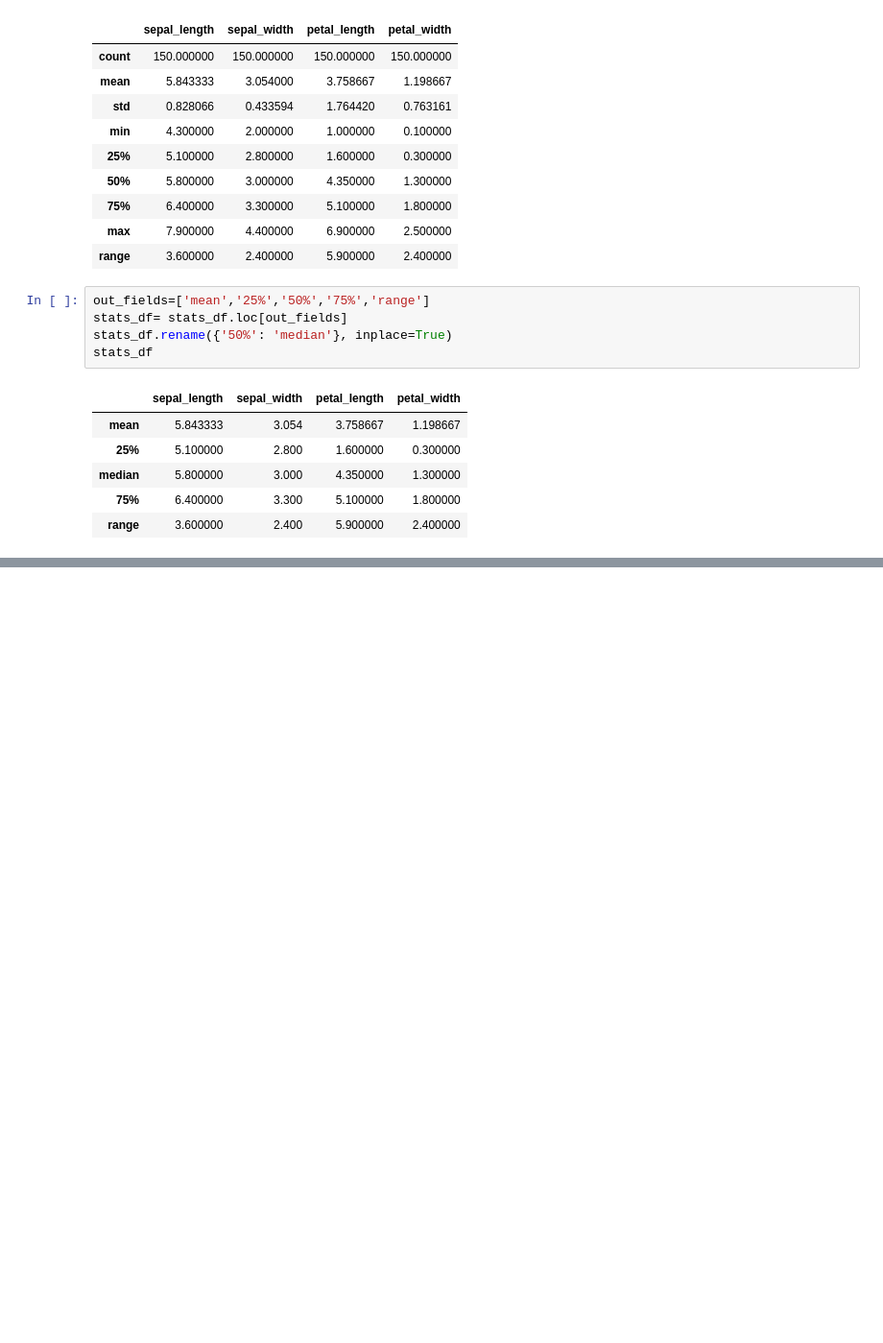
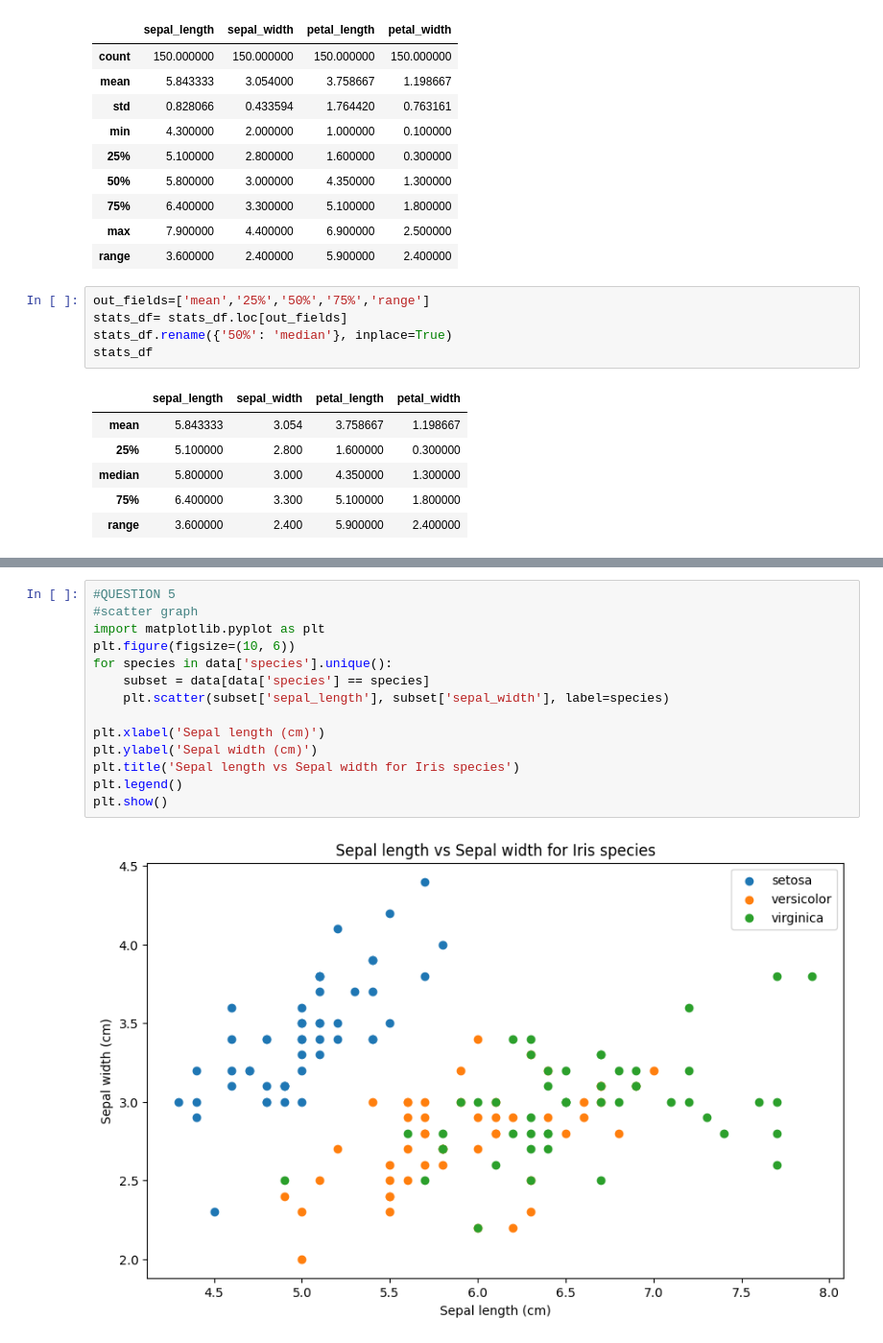
Before and after one commit to colmBandit/ColabML, a Jupyter notebook: Introduction_to_ML.ipynb, the cells around one changed output, grey strips where cells are left out. Shown: that part at 96% size. Drawn from its saved outputs; the diff is of its cells as text; blank space fills up the shorter version.

Commit message:
added question 4 and 5

```diff
--- a/Introduction_to_ML.ipynb
+++ b/Introduction_to_ML.ipynb
@@ -123,0 +170,16 @@ stats_df
+# %%
+#QUESTION 5
+#scatter graph
+import matplotlib.pyplot as plt
+plt.figure(figsize=(10, 6))
+for species in data['species'].unique():
+    subset = data[data['species'] == species]
+    plt.scatter(subset['sepal_length'], subset['sepal_width'], label=species)
+
+plt.xlabel('Sepal length (cm)')
+plt.ylabel('Sepal width (cm)')
+plt.title('Sepal length vs Sepal width for Iris species')
+plt.legend()
+plt.show()
+# %% [output]
+[figure, added]
```
Also changed, not shown: parts of 5 cells of this notebook.
